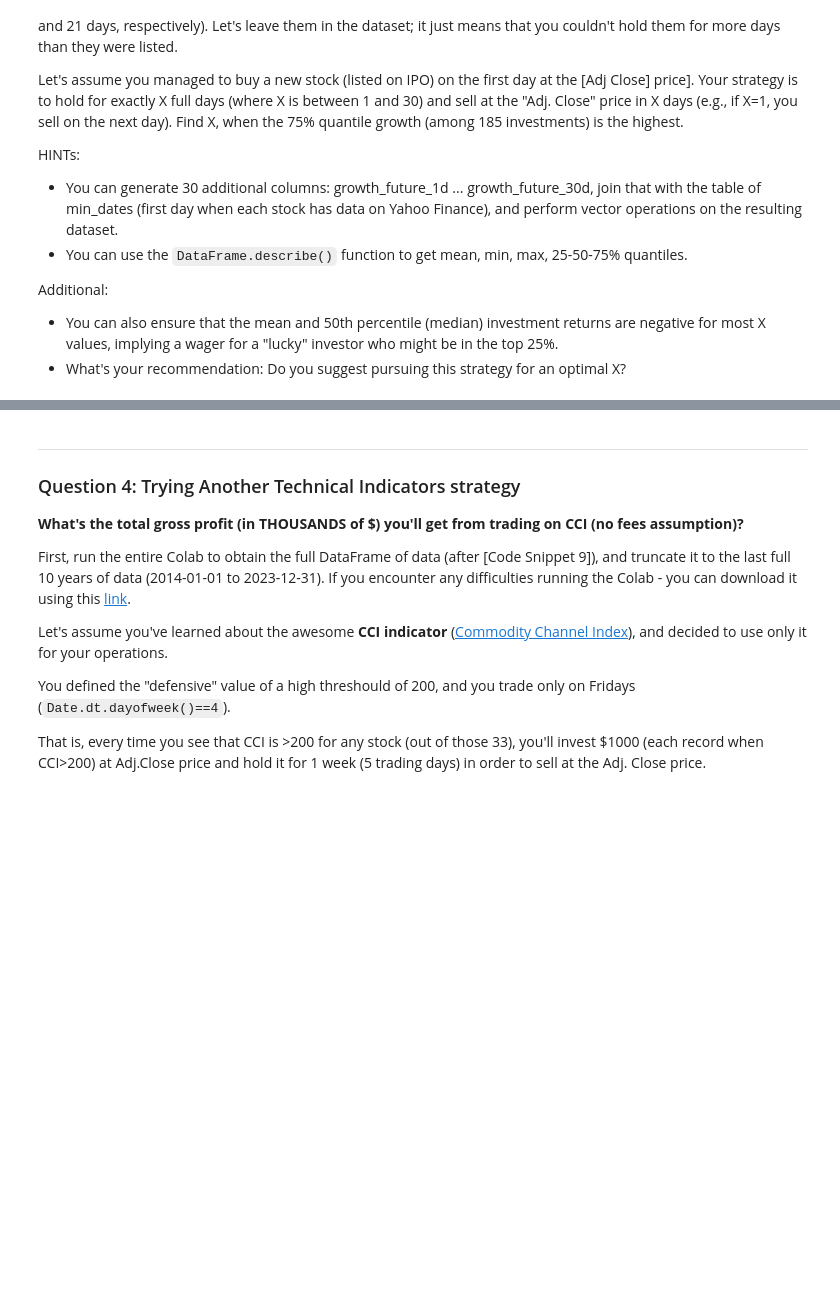
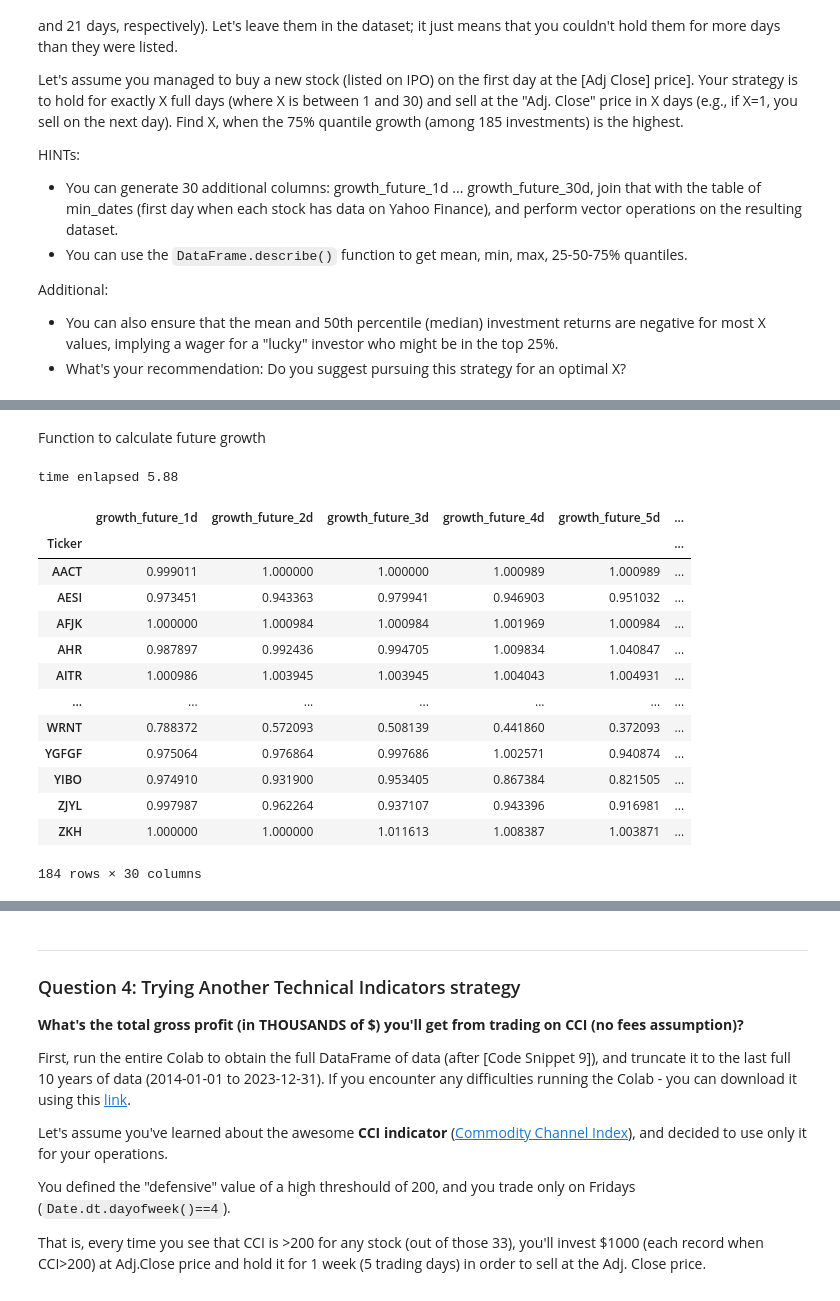
Before and after one commit to jschuller/zoomcamp-stock-market-analytics, a Jupyter notebook: cohorts/2024/hw-2.ipynb, the cells around one changed output, grey strips where cells are left out. Cells and saved outputs as stored; diff of their text form; code cells hidden in the pictures; blank space fills up the shorter version.

```diff
--- a/cohorts/2024/hw-2.ipynb
+++ b/cohorts/2024/hw-2.ipynb
@@ -170,0 +1659,39 @@ Additional:
+# %% [markdown]
+Function to calculate future growth
+# %%
+def calc_growth_futre_xd(qty_days:int,stock:str,df_stocks:pd.DataFrame)->float:
+  df_temp2=df.loc[df[stock].isna()==False,stock].copy()
+  try:
+    return (df_temp2.shift(-qty_days)/df_temp2).dropna().iloc[0]
+  except Exception as e :
+    return np.NaN
+
+stock_lst.sort()
+
+t1= time.time()
+for ticket in stock_lst:
+  for d in range(1,31):
+    df_tmp.loc[ticket,f"growth_future_{d}d"]=calc_growth_futre_xd(d,ticket,df)
+for c in df_tmp.columns:
+  df_tmp[c]=  pd.to_numeric(df_tmp[c],errors='coerce')
+# df_tmp.info()
+# df_tmp.describe()
+print(f"time enlapsed {time.time()-t1:.2f}")
+# df_tmp.loc['AESI'][f"growth_future_{1}d"]=1
+df_tmp
+# %% [output]
+time enlapsed 5.88
+|  | growth_future_1d | growth_future_2d | growth_future_3d | growth_future_4d | growth_future_5d | ... |
+| Ticker |  |  |  |  |  | ... |
+| AACT | 0.999011 | 1.000000 | 1.000000 | 1.000989 | 1.000989 | ... |
+| AESI | 0.973451 | 0.943363 | 0.979941 | 0.946903 | 0.951032 | ... |
+| AFJK | 1.000000 | 1.000984 | 1.000984 | 1.001969 | 1.000984 | ... |
+| AHR | 0.987897 | 0.992436 | 0.994705 | 1.009834 | 1.040847 | ... |
+| AITR | 1.000986 | 1.003945 | 1.003945 | 1.004043 | 1.004931 | ... |
+| ... | ... | ... | ... | ... | ... | ... |
+| WRNT | 0.788372 | 0.572093 | 0.508139 | 0.441860 | 0.372093 | ... |
+| YGFGF | 0.975064 | 0.976864 | 0.997686 | 1.002571 | 0.940874 | ... |
+| YIBO | 0.974910 | 0.931900 | 0.953405 | 0.867384 | 0.821505 | ... |
+| ZJYL | 0.997987 | 0.962264 | 0.937107 | 0.943396 | 0.916981 | ... |
+| ZKH | 1.000000 | 1.000000 | 1.011613 | 1.008387 | 1.003871 | ... |
+184 rows × 30 columns
```
Also changed, not shown: parts of 192 cells of this notebook, 1 other file.
